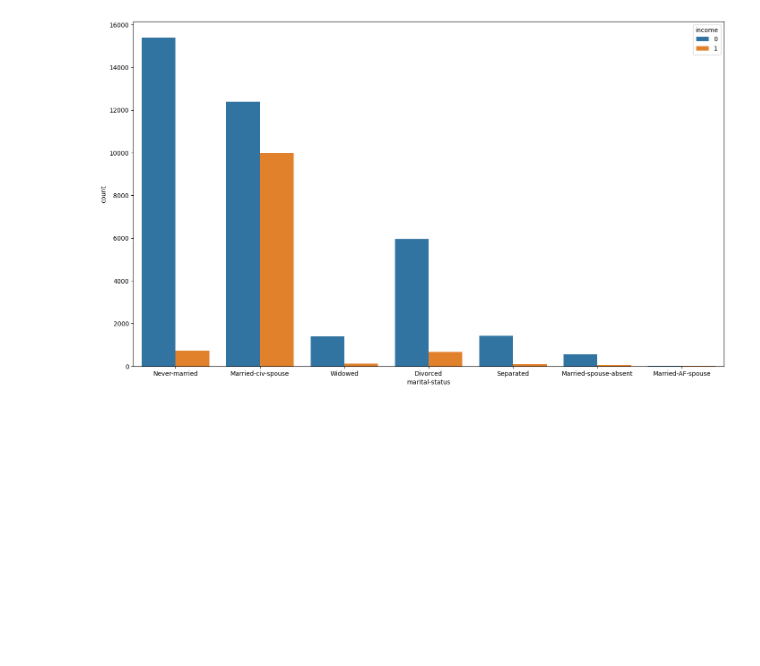
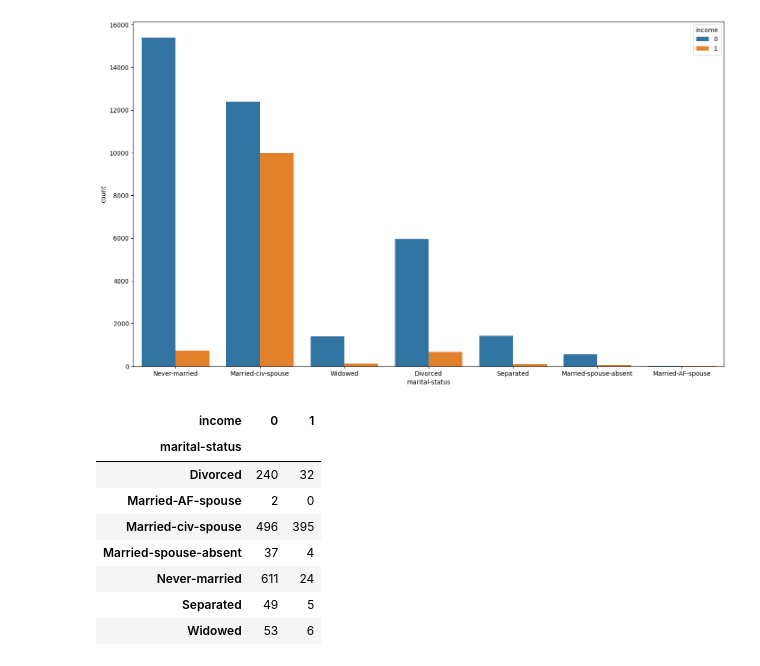
Before and after one commit to dinesh16adh/Data-Science-Projects., a Jupyter notebook: censusdata_analysis.ipynb, the cells around one changed output. Drawn from its saved outputs; the diff is of its cells as text; code cells hidden in the pictures; blank space fills up the shorter version.

```diff
--- a/censusdata_analysis.ipynb
+++ b/censusdata_analysis.ipynb
@@ -486,3 +486,16 @@ ax=sns.countplot(x='marital-status',hue='income',data=df)
 plt.show()
 # %% [output]
 [figure]
+# %%
+c_t=pd.crosstab(df['marital-status'].sample(frac=0.04,random_state=1),df['income'].sample(frac=0.04,random_state=1))
+c_t
+# %% [output]
+| income | 0 | 1 |
+| marital-status |  |  |
+| Divorced | 240 | 32 |
+| Married-AF-spouse | 2 | 0 |
+| Married-civ-spouse | 496 | 395 |
+| Married-spouse-absent | 37 | 4 |
+| Never-married | 611 | 24 |
+| Separated | 49 | 5 |
+| Widowed | 53 | 6 |
```
Also changed, not shown: parts of 9 cells of this notebook.
